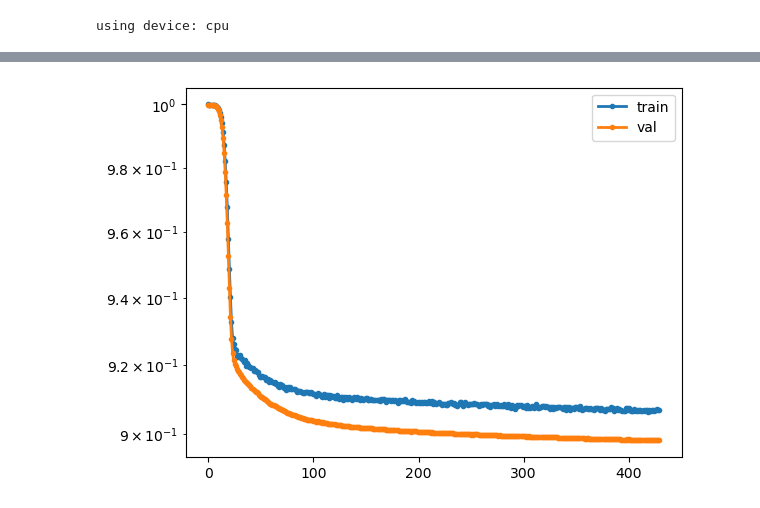
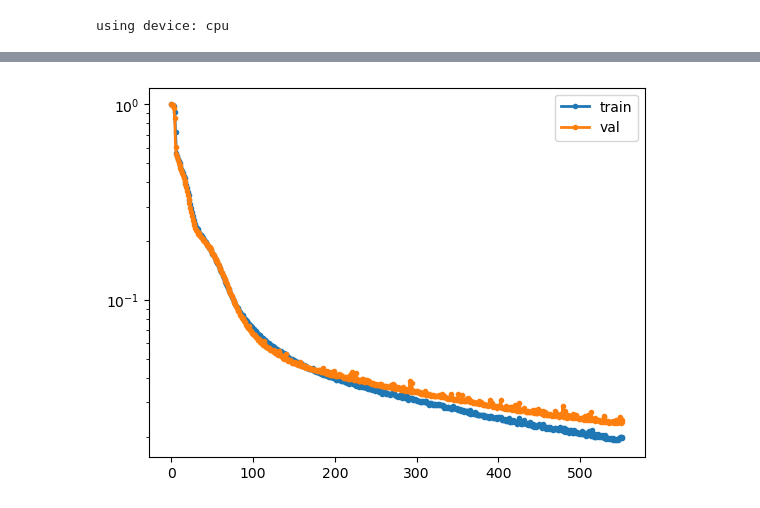
Before and after one commit to julian1501/3EBX0-Hydraullic-Gr-13, a Jupyter notebook: Notebook.ipynb, the cells around one changed output, grey strips where cells are left out. Saved outputs shown, nothing was run; the diff lists cells and outputs as text; code cells hidden in the pictures.

```diff
--- a/Notebook.ipynb
+++ b/Notebook.ipynb
@@ -77,10 +78,15 @@ def rmspe ( ypred , ytrue ):
 in_train_data, out_train_data, in_test_data = load_data(
     'pub_input.npy', 'pub_out.npy', 'pri_in.npy'
 )
-train_dataset = HydraullicDataset(in_train_data,out_train_data)
+train_dataset = HydraullicDataset(in_train_data,out_train_data**0.5)
 
 ### COPIED FROM LAB 8 SOLUTIONS
 # split the data into training and validation sets
 train_size = int(0.8 * len(train_dataset))
 val_size = len(train_dataset) - train_size
 train_data, val_data = torch.utils.data.random_split(train_dataset, [train_size, val_size])
+
+# Create DataLoaders for training and validation sets
+batch_size = 32
+train_loader = DataLoader(train_data, batch_size=batch_size, shuffle=True)
+val_loader = DataLoader(val_data, batch_size=batch_size, shuffle=False)
@@ -134,10 +171,11 @@ def train_model(train_loader,
                 val_loader,
                 model,
                 nepochs=1,
-                lr=1e-6,
+                lr=1e-4,
                 loss_fn=rmspe,
                 batch_size = 32,
                 plot_result=True):
+
     optimizer = torch.optim.Adam(model.parameters(), lr=lr)
 
     loss_dict = {"train": [], "val": []}
@@ -145,9 +183,6 @@ def train_model(train_loader,
     # Set up the main tqdm loop for epochs
     epochs_tqdm = tqdm(range(nepochs), desc='Training Model')
 
-    # Create DataLoaders for training and validation sets
-    train_loader = DataLoader(train_data, batch_size=batch_size, shuffle=True)
-    val_loader = DataLoader(val_data, batch_size=batch_size, shuffle=False)
 
     for epoch in epochs_tqdm:
         model.train()
@@ -155,6 +190,7 @@ def train_model(train_loader,
 
         # Train loop without tqdm for individual batches
         for x_batch, y_batch in train_loader:
+            y_batch = y_batch.unsqueeze(1)
             y_pred = model(x_batch)
             loss = loss_fn(y_pred, y_batch)
             epoch_loss_sum += loss.item()
@@ -170,7 +206,10 @@ def train_model(train_loader,
         val_loss_sum = 0
         with torch.no_grad():
             for x_val, y_val in val_loader:
+                y_val = y_val.unsqueeze(1)
                 y_pred = model(x_val)
+                # print(y_val)
+                # print(y_pred)
                 loss = loss_fn(y_pred, y_val)
                 val_loss_sum += loss.item()
 
@@ -180,14 +219,15 @@ def train_model(train_loader,
         # Update tqdm bar only once per epoch with the average losses
         epochs_tqdm.set_description(f'Epoch {epoch+1}/{nepochs} - Train Loss: {avg_train_loss:.4f} - Val Loss: {avg_val_loss:.4f}')
 
-        mean_val_loss = mean(loss_dict['val'][-3:])
-        mean_train_loss = mean(loss_dict['train'][-3:])
+        if True:
+            mean_val_loss = mean(loss_dict['val'][-5:])
+            mean_train_loss = mean(loss_dict['train'][-5:])
 
-        if epoch > 20 and mean_val_loss > mean(loss_dict['val'][-20:-17]):
-            break
+            if epoch > 30 and mean_val_loss > mean(loss_dict['val'][-30:-25]):
+                break
 
-        if mean_val_loss * 1.05 > mean_train_loss:
-            break
+            # if epoch > 25 and mean_val_loss * 1.01 > mean_train_loss:
+            #     break
 
     if plot_result:
         plot_losses(loss_dict)
@@ -196,22 +236,22 @@ def train_model(train_loader,
     return model, loss_dict
 # %%
 # Define model arguments
-max_epochs = 500
-lr = 1e-6
+max_epochs = 1000
+lr = 1e-5
 loss_fn = rmspe
+set_exit_condition = False
 # %%
 model = HydraullicModel().to(device)
 
 model, loss_dict = train_model(
     train_loader,
     val_loader,
     model,
     nepochs=max_epochs,
     lr=lr,
     loss_fn=loss_fn,
     batch_size=2**4,
-    plot_result=True
-)
+    plot_result=True)
 # %% [output]
-[figure, old version]
+[figure, new version]
 # %%
```
Also changed, not shown: parts of 5 cells of this notebook, 1 other file.
